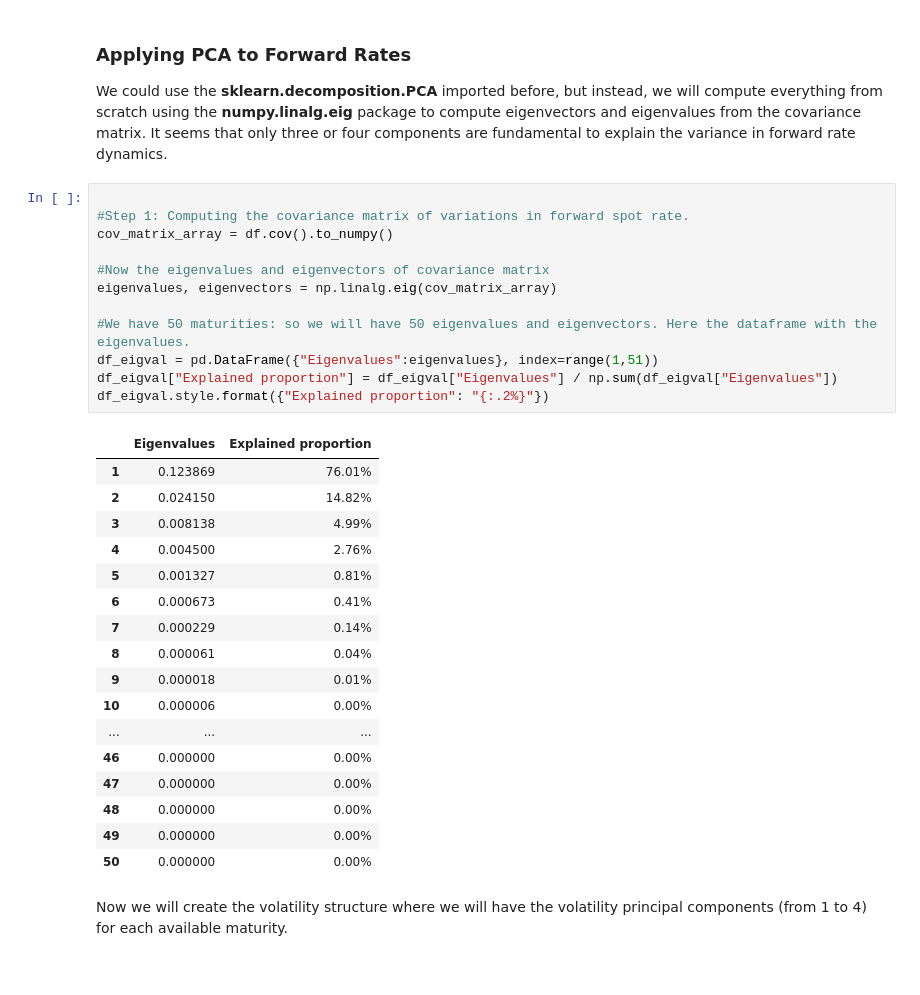
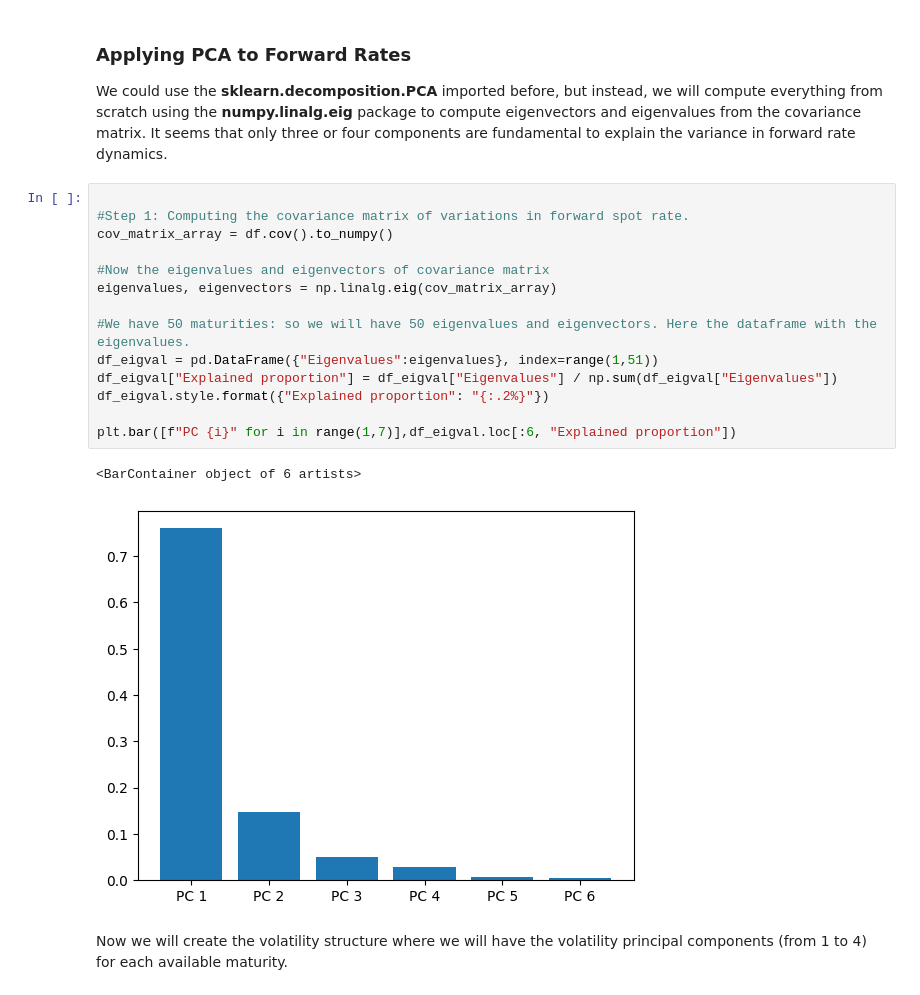
Before and after one commit to eduardo-contreras-dominguez/Fixed-Income, a Jupyter notebook: HJM using PCA.ipynb, the cells around one changed output. Saved outputs shown, nothing was run; the diff lists cells and outputs as text.

Commit message:
Added bar chart to PCA

```diff
--- a/HJM using PCA.ipynb
+++ b/HJM using PCA.ipynb
@@ -154,33 +154,20 @@ We could use the __sklearn.decomposition.PCA__ imported before, but instead, we
 # %%
 
 #Step 1: Computing the covariance matrix of variations in forward spot rate.
 cov_matrix_array = df.cov().to_numpy()
 
 #Now the eigenvalues and eigenvectors of covariance matrix
 eigenvalues, eigenvectors = np.linalg.eig(cov_matrix_array)
 
 #We have 50 maturities: so we will have 50 eigenvalues and eigenvectors. Here the dataframe with the eigenvalues.
 df_eigval = pd.DataFrame({"Eigenvalues":eigenvalues}, index=range(1,51))
 df_eigval["Explained proportion"] = df_eigval["Eigenvalues"] / np.sum(df_eigval["Eigenvalues"])
 df_eigval.style.format({"Explained proportion": "{:.2%}"})
+
+plt.bar([f"PC {i}" for i in range(1,7)],df_eigval.loc[:6, "Explained proportion"])
 # %% [output]
-|  | Eigenvalues | Explained proportion |
-| 1 | 0.123869 | 76.01% |
-| 2 | 0.024150 | 14.82% |
-| 3 | 0.008138 | 4.99% |
-| 4 | 0.004500 | 2.76% |
-| 5 | 0.001327 | 0.81% |
-| 6 | 0.000673 | 0.41% |
-| 7 | 0.000229 | 0.14% |
-| 8 | 0.000061 | 0.04% |
-| 9 | 0.000018 | 0.01% |
-| 10 | 0.000006 | 0.00% |
-| ... | ... | ... |
-| 46 | 0.000000 | 0.00% |
-| 47 | 0.000000 | 0.00% |
-| 48 | 0.000000 | 0.00% |
-| 49 | 0.000000 | 0.00% |
-| 50 | 0.000000 | 0.00% |
+<BarContainer object of 6 artists>
+[figure, added]
 # %% [markdown]
 Now we will create the volatility structure where we will have the volatility principal components (from 1 to 4) for each available maturity.
 # %%
```
Also changed, not shown: parts of 1 cell of this notebook.
